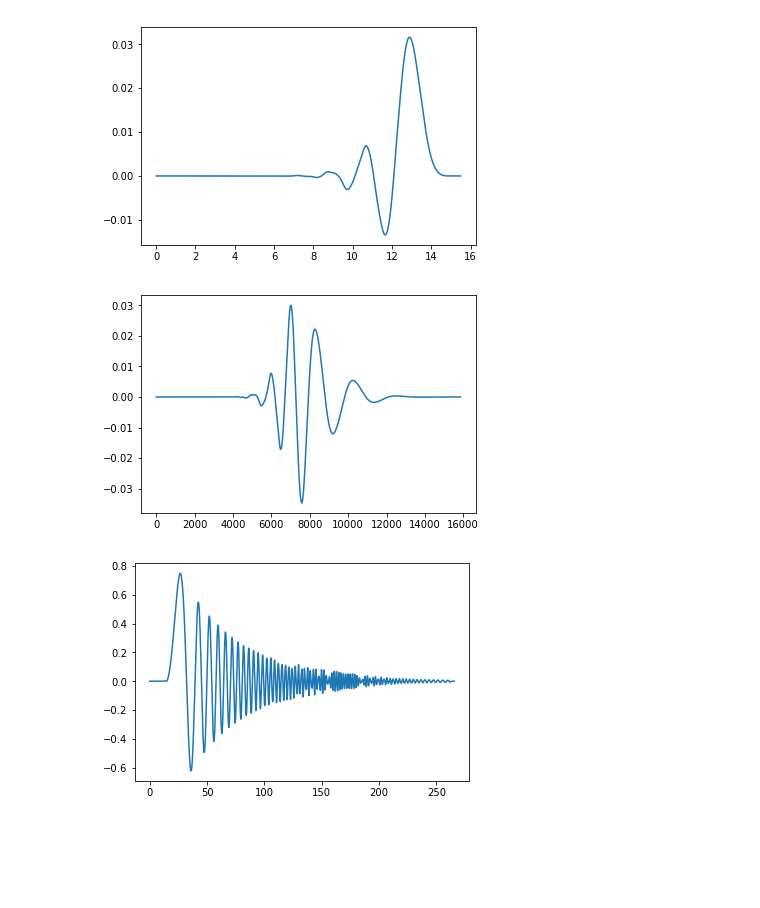
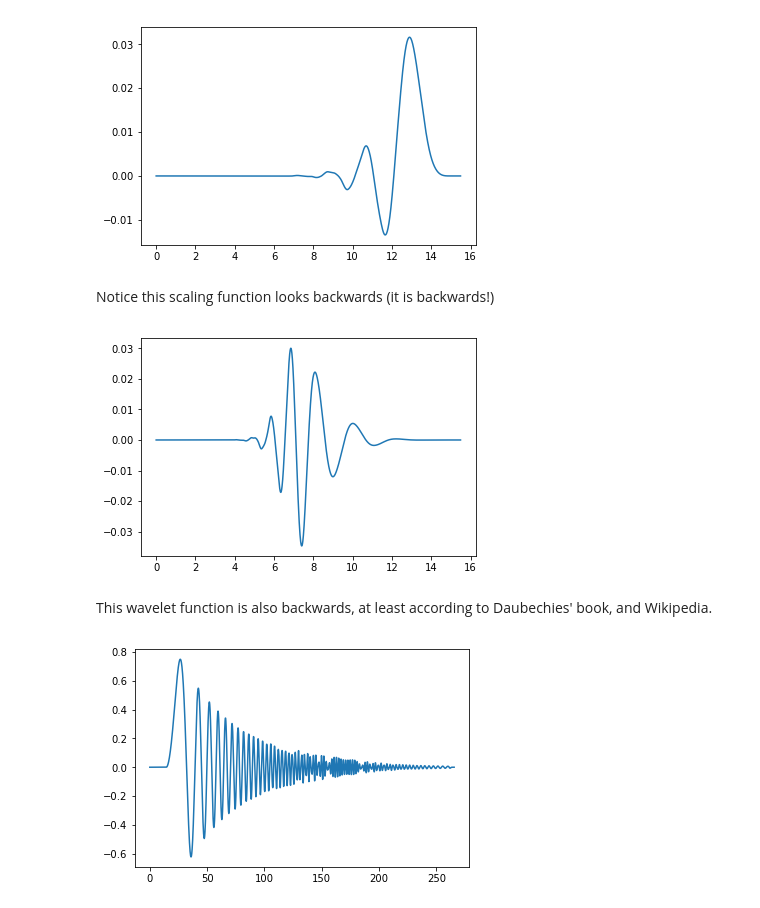
Before and after one commit to mlamoureux/Amat503, a Jupyter notebook: Lecture19.ipynb, the cells around one changed output. Saved outputs shown, nothing was run; the diff lists cells and outputs as text; code cells hidden in the pictures; blank space fills up the shorter version.

```diff
--- a/Lecture19.ipynb
+++ b/Lecture19.ipynb
@@ -155,24 +159,28 @@ phi = x
 plot(linspace(0,size(phi)/1024,size(phi)),phi);
 # %% [output]
 [figure]
+# %% [markdown]
+Notice this scaling function looks backwards (it is backwards!)
 # %%
 w = Wavelet('db8')
 h = w.dec_lo
 g = w.dec_hi
 z = [1]
 x = convolve(z,g)
 z = zeros(2*size(x))
 z[0:size(z):2] = x
 
 for k in range(9):
     x = convolve(z,h)
     z = zeros(2*size(x))
     z[0:size(z):2] = x
 
 psi = x
-plot(psi);
+plot(linspace(0,size(psi)/1024,size(psi)),psi);
 # %% [output]
-[figure, old version]
+[figure, new version]
+# %% [markdown]
+This wavelet function is also backwards, at least according to Daubechies' book, and Wikipedia.
 # %%
 # Compute the initial scaling coefficient.
 
```
Also changed, not shown: parts of 43 cells of this notebook, 1 other file.
